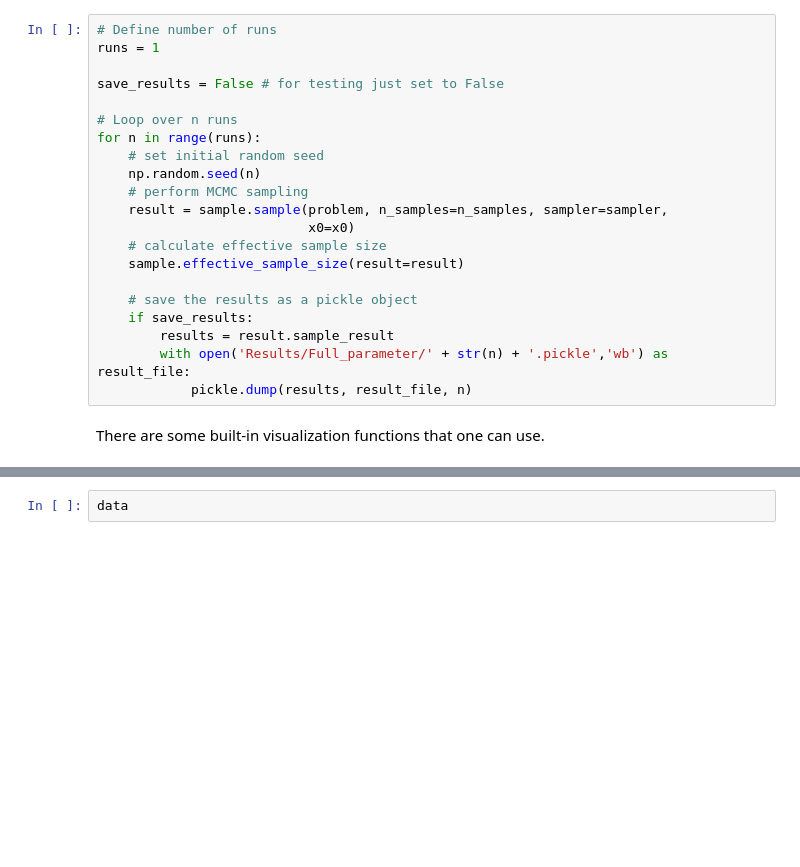
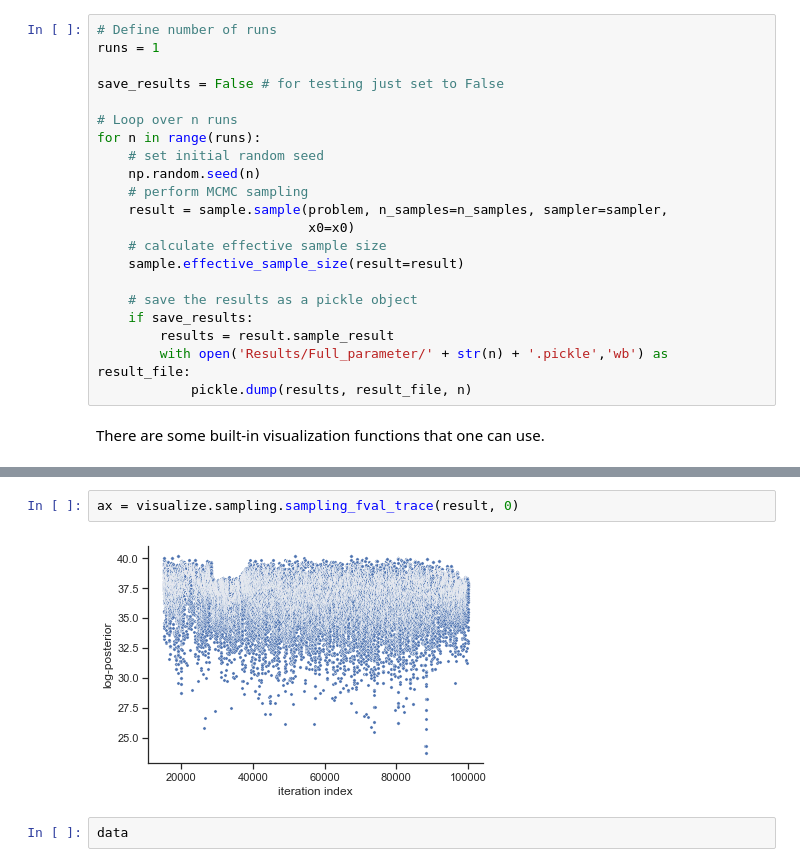
Before and after one commit to feddersmichael/Bachelor-Thesis-Marginal-Sampling, a Jupyter notebook: Sampling/Laplacian_noise/mRNA-transfection_model/Offset_marginalisation/Full_Likelihood.ipynb, the cells around one changed output, grey strips where cells are left out. Cells and saved outputs as stored; diff of their text form; blank space fills up the shorter version.

```diff
--- a/Sampling/Laplacian_noise/mRNA-transfection_model/Offset_marginalisation/Full_Likelihood.ipynb
+++ b/Sampling/Laplacian_noise/mRNA-transfection_model/Offset_marginalisation/Full_Likelihood.ipynb
@@ -158,4 +158,8 @@ ax = visualize.sampling_1d_marginals(result, size=(12,5))
 [figure]
+# %%
+ax = visualize.sampling.sampling_fval_trace(result, 0)
+# %% [output]
+[figure, added]
 # %%
 data
 # %% [output]
```
Also changed, not shown: parts of 1 cell of this notebook, 2 other files.
